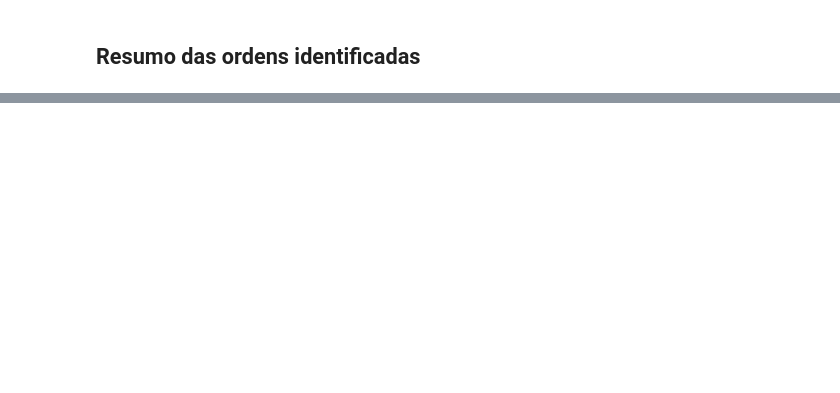
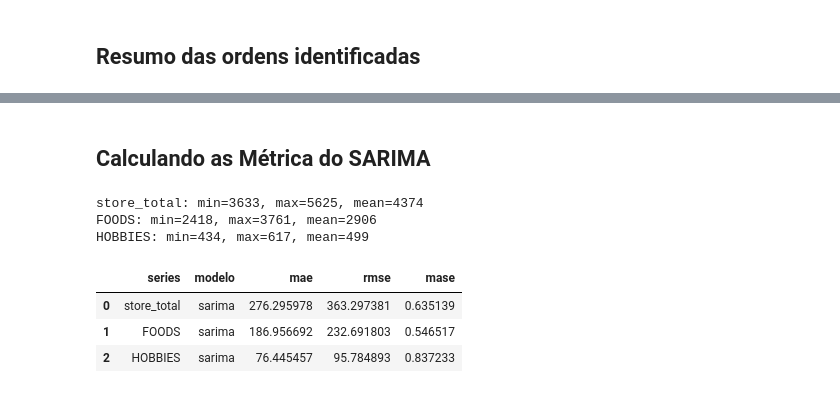
Before and after one commit to JaimeWillianCarneiro/Series-Temporais-G5, a Jupyter notebook: src/entrega_1/03_arima_sarima.ipynb, the cells around one changed output, grey strips where cells are left out. Saved outputs shown, nothing was run; the diff lists cells and outputs as text; code cells hidden in the pictures; blank space fills up the shorter version.

```diff
--- a/src/entrega_1/03_arima_sarima.ipynb
+++ b/src/entrega_1/03_arima_sarima.ipynb
@@ -216,0 +307,62 @@ print("="*70)
+# %% [markdown]
+## Calculando as Métrica do SARIMA
+# %%
+h = len(df_val)
+previsoes_sarima = {}
+
+for serie_name in series_names:
+    results = fitted_models[serie_name]
+
+    forecast = np.asarray(
+        results.get_forecast(steps=h).predicted_mean
+    )
+
+    previsoes_sarima[serie_name] = forecast
+
+    print(
+        f"{serie_name}: "
+        f"min={forecast.min():.0f}, "
+        f"max={forecast.max():.0f}, "
+        f"mean={forecast.mean():.0f}"
+    )
+# %% [output]
+store_total: min=3633, max=5625, mean=4374
+FOODS: min=2418, max=3761, mean=2906
+HOBBIES: min=434, max=617, mean=499
+# %%
+metricas_sarima = []
+
+for serie_name in series_names:
+    y_train = df_train[serie_name].to_numpy()
+    y_val = df_val[serie_name].to_numpy()
+    yhat = previsoes_sarima[serie_name]
+
+    # Escala do MASE:
+    # MAE in-sample do naive sazonal com período 7
+    escala_mase = np.mean(
+        np.abs(y_train[7:] - y_train[:-7])
+    )
+
+    # Erros na validação
+    erro = y_val - yhat
+
+    mae = np.mean(np.abs(erro))
+    rmse = np.sqrt(np.mean(erro ** 2))
+    mase = mae / escala_mase
+
+    metricas_sarima.append({
+        "series": serie_name,
+        "modelo": "sarima",
+        "mae": mae,
+        "rmse": rmse,
+        "mase": mase
+    })
+
+df_metricas_sarima = pd.DataFrame(metricas_sarima)
+
+display(df_metricas_sarima)
+# %% [output]
+|  | series | modelo | mae | rmse | mase |
+| 0 | store_total | sarima | 276.295978 | 363.297381 | 0.635139 |
+| 1 | FOODS | sarima | 186.956692 | 232.691803 | 0.546517 |
+| 2 | HOBBIES | sarima | 76.445457 | 95.784893 | 0.837233 |
```
Also changed, not shown: parts of 9 cells of this notebook, 10 other files.
